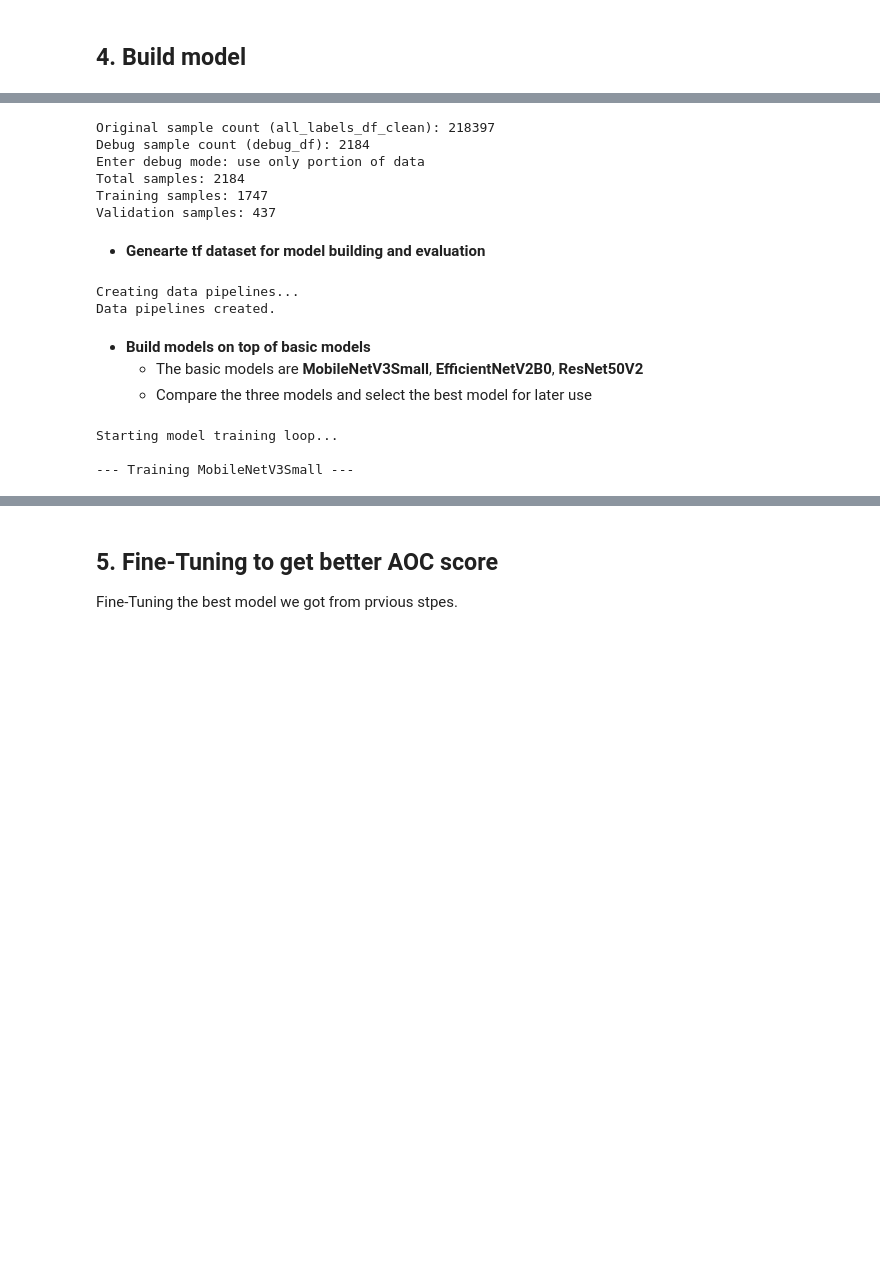
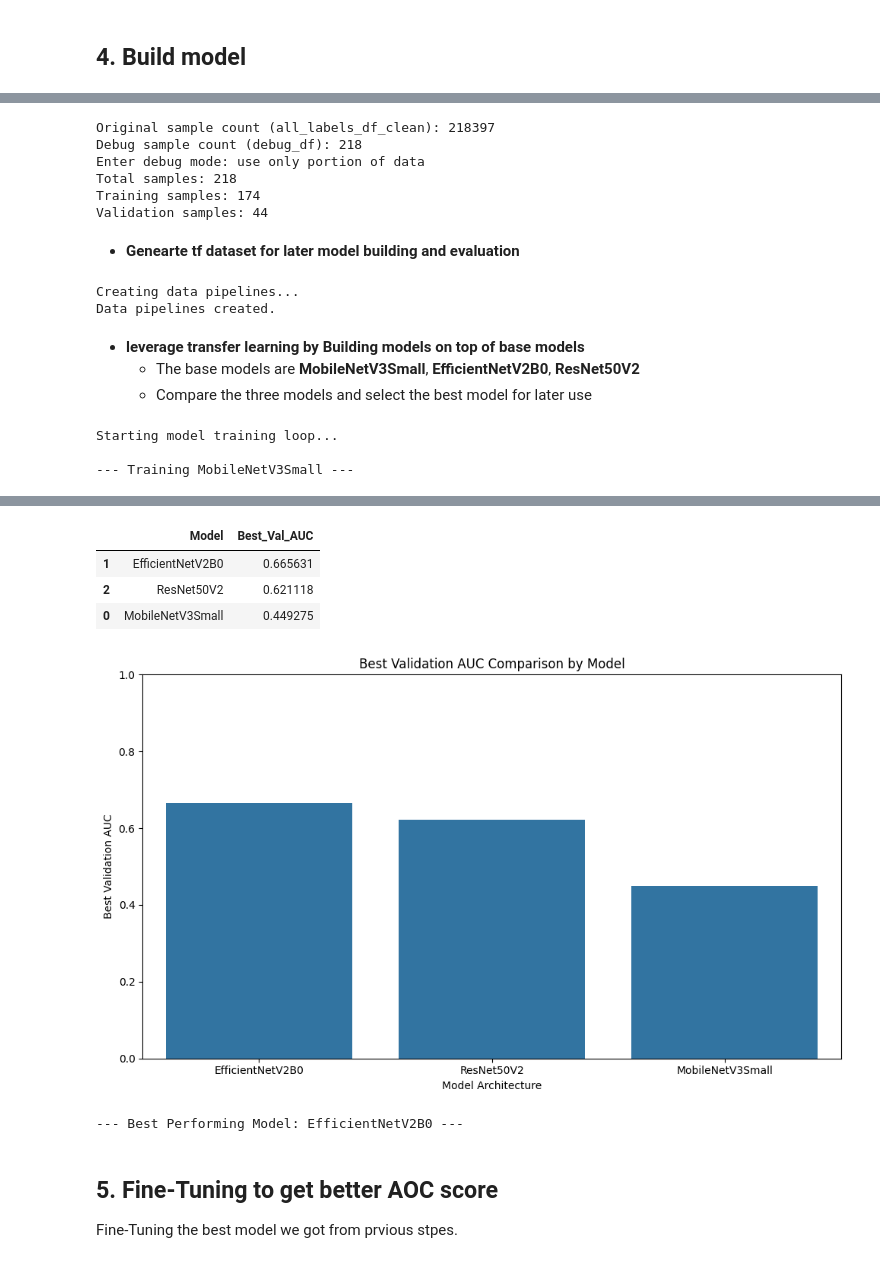
Before and after one commit to RockDeng110/Histopathologic-Cancer-Detection-Kaggle, a Jupyter notebook: histopathologic_cancer_detection.ipynb, the cells around one changed output, grey strips where cells are left out. Drawn from its saved outputs; the diff is of its cells as text; code cells hidden in the pictures; blank space fills up the shorter version.

```diff
--- a/histopathologic_cancer_detection.ipynb
+++ b/histopathologic_cancer_detection.ipynb
@@ -459,7 +459,7 @@ New sample count (all_labels_df_clean): 218397
 # 拆分训练集和验证集 (80/20)
 # 使用 stratify 来保持标签分布
 
-FRAC=0.01
+FRAC=0.001
 debug_df = all_labels_df_clean.sample(frac=FRAC, random_state=SEED).reset_index(drop=True)
 
 print(f"Original sample count (all_labels_df_clean): {len(all_labels_df_clean)}")
@@ -484,13 +484,13 @@ print(f"Training samples: {len(train_df)}")
 print(f"Validation samples: {len(val_df)}")
 # %% [output]
 Original sample count (all_labels_df_clean): 218397
-Debug sample count (debug_df): 2184
+Debug sample count (debug_df): 218
 Enter debug mode: use only portion of data
-Total samples: 2184
-Training samples: 1747
-Validation samples: 437
+Total samples: 218
+Training samples: 174
+Validation samples: 44
 # %% [markdown]
-* **Genearte tf dataset for model building and evaluation**
+* **Genearte tf dataset for later model building and evaluation**
 # %%
 
 def parse_image(filename, label):
@@ -548,8 +548,8 @@ print("Data pipelines created.")
 Creating data pipelines...
 Data pipelines created.
 # %% [markdown]
-* **Build models on top of basic models**
-  * The basic models are **MobileNetV3Small**, **EfficientNetV2B0**, **ResNet50V2**
+* **leverage transfer learning by Building models on top of base models**
+  * The base models are **MobileNetV3Small**, **EfficientNetV2B0**, **ResNet50V2**
   * Compare the three models and select the best model for later use
 # %%
 
@@ -629,15 +629,23 @@ def build_model(base_model_name, augmentation_model):
     # **修改**: 返回 model 和 base_model
     return model, base_model
 # %%
+import seaborn as sns # Make sure seaborn is imported
+import matplotlib.pyplot as plt # Make sure matplotlib.pyplot is imported
 
 
 # 3. 定义要比较的模型
 # 选择一些轻量级且性能优秀的基础模型
 models_to_try = ['MobileNetV3Small', 'EfficientNetV2B0', 'ResNet50V2']
 histories = {}
+best_model = None # Variable to store the best model instance
+best_model_base_model = None # Variable to store the base model instance of the best model
+best_mode_history = None
+best_overall_auc = 0.0 # Variable to track the best AUC found so far
+
 
 # 4. 构建数据增强
 augmentation_model = build_augmentation_model()
+
 
 # 5. 循环训练和评估模型
 print("Starting model training loop...")
@@ -665,10 +673,9 @@ for model_name in models_to_try:
     # 清理 Keras 会话，释放内存
     keras.utils.clear_session()
 
-    model, base_model = build_model(model_name, augmentation_model)
-
-    # if model_name == models_to_try[0]:
-    # model.summary()  # 只打印第一个模型的摘要
+    # Modify build_model to return both model and base_model instance
+    # Assuming build_model and augmentation_model functions are defined in previous executed cells
+    model, base_model_instance = build_model(model_name, augmentation_model) # Capture the returned base_model instance
 
     history = model.fit(
         train_dataset,
@@ -682,16 +689,41 @@ for model_name in models_to_try:
     best_val_auc = max(history.history['val_auc'])
     print(f"--- Best Validation AUC for {model_name}: {best_val_auc:.5f} ---")
 
-# 6. 总结结果
-print("\n--- Model Comparison Summary (Best Val AUC) ---")
+    # Track the best model and its base model instance
+    if best_val_auc > best_overall_auc:
+        best_overall_auc = best_val_auc
+        best_model_name = model_name
+        best_model = model # Store the best model instance
+        best_model_base_model = base_model_instance # Store the base model instance
+        best_model_history = history # Store the history of the best model
+
+
+# 6. 总结结果并可视化
+print("\n--- Model Comparison Summary ---")
 summary_results = {}
 for model_name, history in histories.items():
     best_auc = max(history.history['val_auc'])
     summary_results[model_name] = best_auc
-    print(f"{model_name}: {best_auc:.5f}")
 
-best_model_name = max(summary_results, key=summary_results.get)
+
+# Display results as a pandas DataFrame (table)
+print("\nBest Validation AUC by Model (Table):")
+summary_df = pd.DataFrame(list(summary_results.items()), columns=['Model', 'Best_Val_AUC'])
+display(summary_df.sort_values(by='Best_Val_AUC', ascending=False))
+
+# Visualize results as a bar chart
+plt.figure(figsize=(10, 6))
+sns.barplot(x='Model', y='Best_Val_AUC', data=summary_df.sort_values(by='Best_Val_AUC', ascending=False))
+plt.title('Best Validation AUC Comparison by Model')
+plt.ylabel('Best Validation AUC')
+plt.xlabel('Model Architecture')
+plt.ylim(0, 1) # AUC is between 0 and 1
+plt.tight_layout()
+plt.show()
+
+
 print(f"\n--- Best Performing Model: {best_model_name} ---")
+# best_model and best_model_base_model are now available globally for fine-tuning
 # %% [output]
 Starting model training loop...
 
@@ -716,3 +748,9 @@ ResNet50V2: 0.50000
+|  | Model | Best_Val_AUC |
+| 1 | EfficientNetV2B0 | 0.665631 |
+| 2 | ResNet50V2 | 0.621118 |
+| 0 | MobileNetV3Small | 0.449275 |
+[figure, added]
+--- Best Performing Model: EfficientNetV2B0 ---
 # %% [markdown]
 ## 5. Fine-Tuning to get better AOC score
 Fine-Tuning the best model we got from prvious stpes.
```
Also changed, not shown: parts of 3 cells of this notebook.
